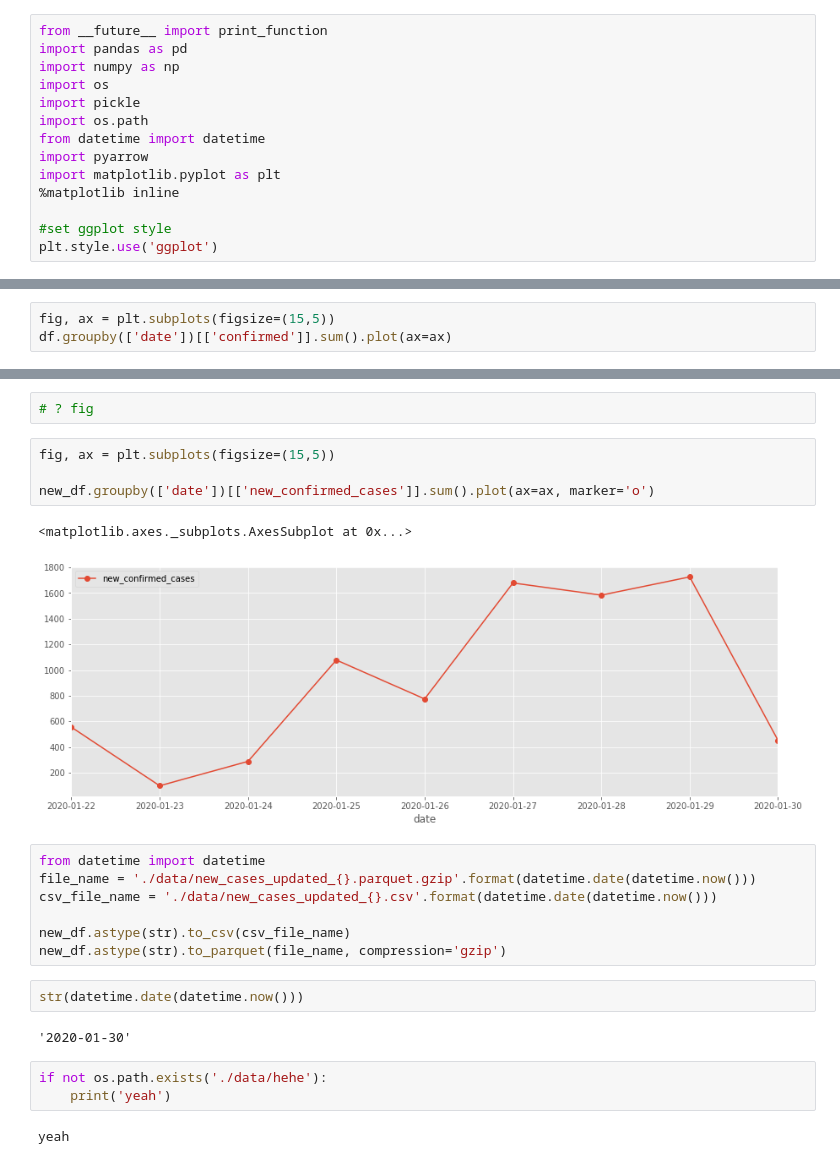
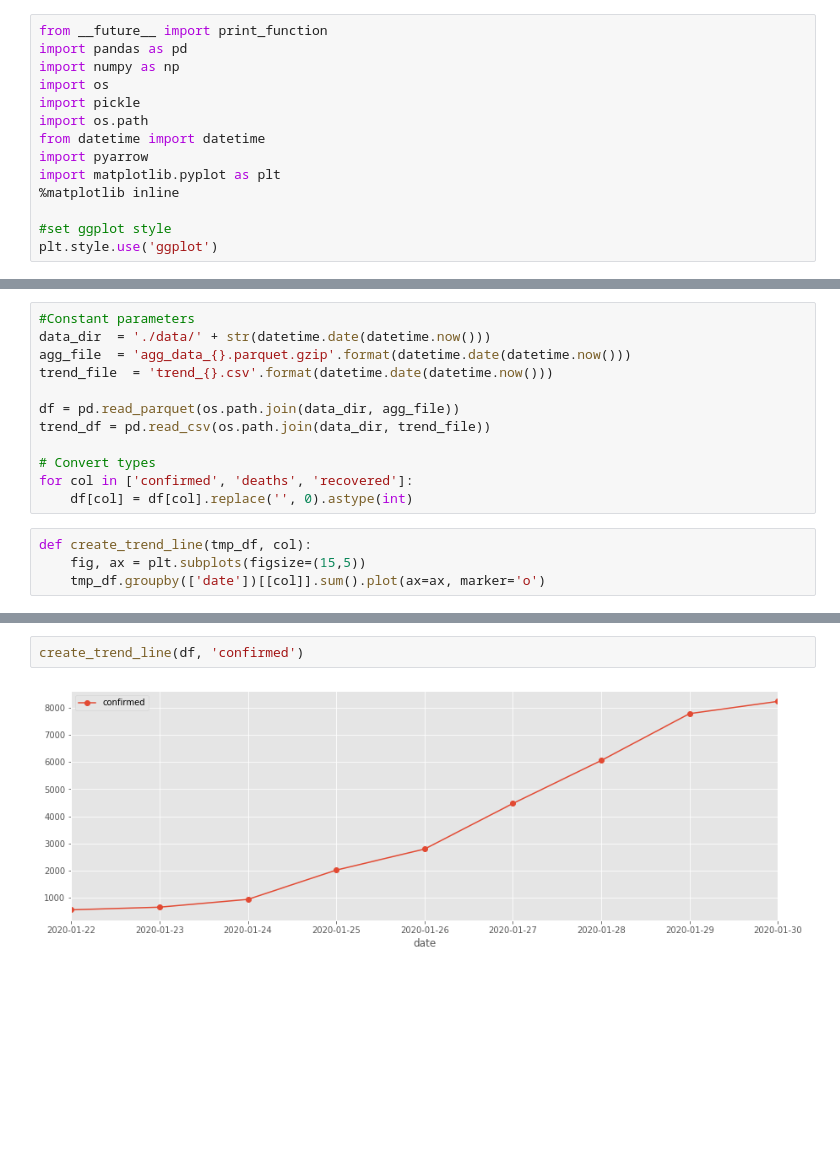
Before and after one commit to AaronWard/covidify, a Jupyter notebook: data_exploration.ipynb, the cells around one changed output, grey strips where cells are left out. Cells and saved outputs as stored; diff of their text form; blank space fills up the shorter version.

```diff
--- a/data_exploration.ipynb
+++ b/data_exploration.ipynb
@@ -23,3 +15,16 @@ for col in ['confirmed', 'deaths', 'recovered']:
+# %%
+#Constant parameters
+data_dir  = './data/' + str(datetime.date(datetime.now()))
+agg_file  = 'agg_data_{}.parquet.gzip'.format(datetime.date(datetime.now()))
+trend_file  = 'trend_{}.csv'.format(datetime.date(datetime.now()))
+
+df = pd.read_parquet(os.path.join(data_dir, agg_file))
+trend_df = pd.read_csv(os.path.join(data_dir, trend_file))
+
+# Convert types
+for col in ['confirmed', 'deaths', 'recovered']:
+    df[col] = df[col].replace('', 0).astype(int)
 # %%
-fig, ax = plt.subplots(figsize=(15,5))
-df.groupby(['date'])[['confirmed']].sum().plot(ax=ax)
+def create_trend_line(tmp_df, col):
+    fig, ax = plt.subplots(figsize=(15,5))
+    tmp_df.groupby(['date'])[[col]].sum().plot(ax=ax, marker='o')
@@ -71,25 +31,4 @@ new_df['date'] = df.date.unique()
-# %%
-# ? fig
-# %%
-fig, ax = plt.subplots(figsize=(15,5))
-
-new_df.groupby(['date'])[['new_confirmed_cases']].sum().plot(ax=ax, marker='o')
-# %% [output]
-<matplotlib.axes._subplots.AxesSubplot at 0x...>
-[figure, removed]
-# %%
-from datetime import datetime
-file_name = './data/new_cases_updated_{}.parquet.gzip'.format(datetime.date(datetime.now()))
-csv_file_name = './data/new_cases_updated_{}.csv'.format(datetime.date(datetime.now()))
-
-new_df.astype(str).to_csv(csv_file_name)
-new_df.astype(str).to_parquet(file_name, compression='gzip')
-# %%
-str(datetime.date(datetime.now()))
-# %% [output]
-'2020-01-30'
-# %%
-if not os.path.exists('./data/hehe'):
-    print('yeah')
-# %% [output]
-yeah
+# %%
+create_trend_line(df, 'confirmed')
+# %% [output]
+[figure, added]
```
Also changed, not shown: parts of 14 cells of this notebook.
